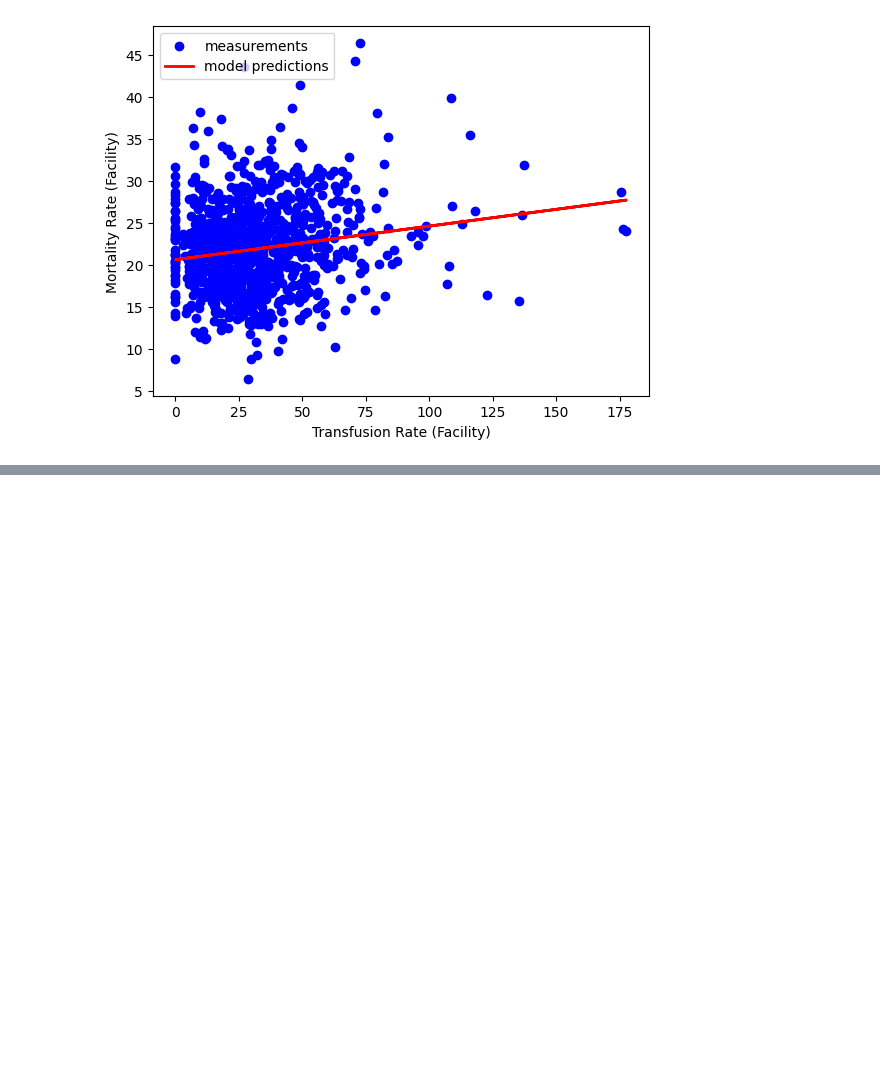
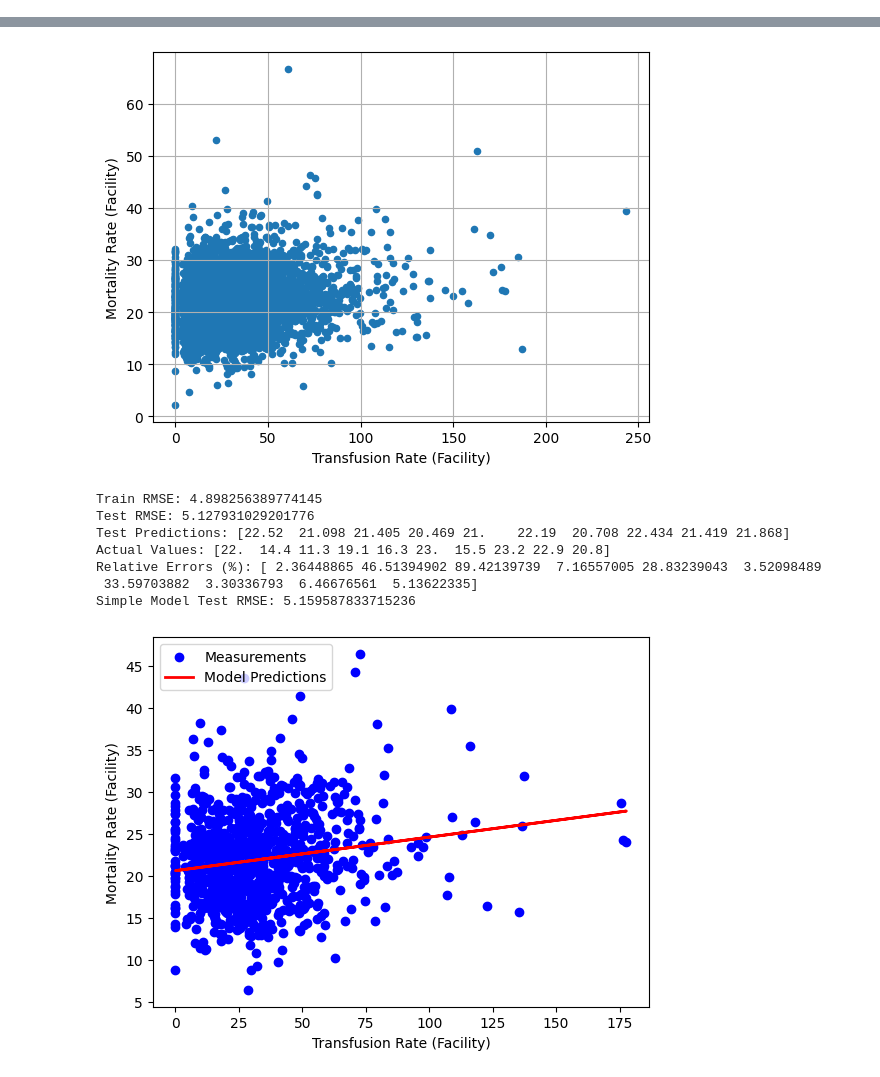
Before and after one commit to PBandCamJam/DialysisCare, a Jupyter notebook: Dialysis_Facility_Care.ipynb, the cells around one changed output, grey strips where cells are left out. Cells and saved outputs as stored; diff of their text form; code cells hidden in the pictures; blank space fills up the shorter version.

```diff
--- a/Dialysis_Facility_Care.ipynb
+++ b/Dialysis_Facility_Care.ipynb
@@ -113,0 +70,15 @@ print(simple_rmse_test)
+# %%
+def train_model(X_train, y_train):
+    """
+    Train a linear regression model.
+
+    Parameters:
+        X_train (pd.DataFrame): Training features.
+        y_train (pd.Series): Training target.
+
+    Returns:
+        LinearRegression: Trained model.
+    """
+    model = LinearRegression()
+    model.fit(X_train, y_train)
+    return model
@@ -114,10 +105,46 @@ print(simple_rmse_test)
 # %%
-# Plot the simple linear regression model
-plt.scatter(X_test_transfusion, y_test, color='blue', label='measurements')
-plt.plot(X_test_transfusion, simple_predictions_test, color='red', linewidth=2, label='model predictions')
-plt.xlabel("Transfusion Rate (Facility)")
-plt.ylabel("Mortality Rate (Facility)")
-plt.legend(loc="upper left")
-plt.show()
+def plot_simple_model(X_test, y_test, predictions):
+    """
+    Plot the simple linear regression model predictions.
+
+    Parameters:
+        X_test (pd.DataFrame): Test feature (Transfusion Rate).
+        y_test (pd.Series): Actual target values.
+        predictions (np.ndarray): Predicted target values.
+    """
+    plt.scatter(X_test, y_test, color='blue', label='Measurements')
+    plt.plot(X_test, predictions, color='red', linewidth=2, label='Model Predictions')
+    plt.xlabel("Transfusion Rate (Facility)")
+    plt.ylabel("Mortality Rate (Facility)")
+    plt.legend(loc="upper left")
+    plt.show()
-# %% [output]
-[figure, removed]
+# %%
+def main():
+    """
+    Main function to run the data analysis and modeling pipeline.
+    """
+    file_path = 'DFC_FACILITY.csv'
+    df = load_data(file_path)
+    explore_data(df)
+    df_clean = clean_data(df)
+    plot_histograms(df_clean)
+    plot_scatter(df_clean)
+
+    X_train, X_test, y_train, y_test = split_data(df_clean)
+
+    # Full model
+    full_model = train_model(X_train, y_train)
+    evaluate_model(full_model, X_train, X_test, y_train, y_test)
+
+    # Simple model
+    X_train_simple = X_train[['Transfusion Rate (Facility)']]
+    X_test_simple = X_test[['Transfusion Rate (Facility)']]
+    simple_model = train_model(X_train_simple, y_train)
+    simple_preds_test = simple_model.predict(X_test_simple)
+    simple_rmse_test = mean_squared_error(y_test, simple_preds_test, squared=False)
+    print("Simple Model Test RMSE:", simple_rmse_test)
+    plot_simple_model(X_test_simple, y_test, simple_preds_test)
+# %%
+if __name__ == "__main__":
+    main()
+# %% [output]
@@ -123,0 +169,9 @@ plt.show()
+[figure, added]
+Train RMSE: 4.898256389774145
+Test RMSE: 5.127931029201776
+Test Predictions: [22.52  21.098 21.405 20.469 21.    22.19  20.708 22.434 21.419 21.868]
+Actual Values: [22.  14.4 11.3 19.1 16.3 23.  15.5 23.2 22.9 20.8]
+Relative Errors (%): [ 2.36448865 46.51394902 89.42139739  7.16557005 28.83239043  3.52098489
+ 33.59703882  3.30336793  6.46676561  5.13622335]
+Simple Model Test RMSE: 5.159587833715236
+[figure, added]
```
Also changed, not shown: parts of 19 cells of this notebook.
